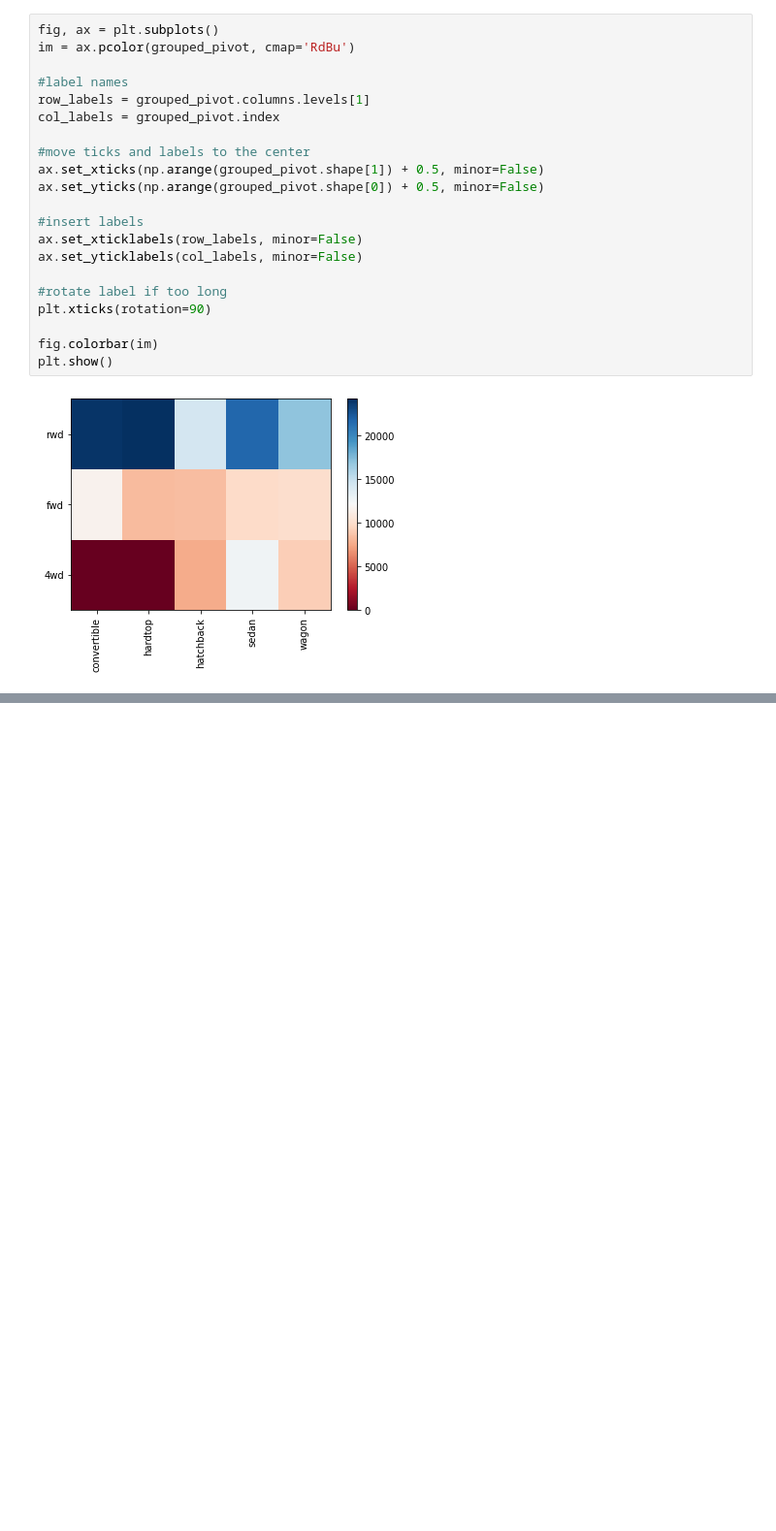
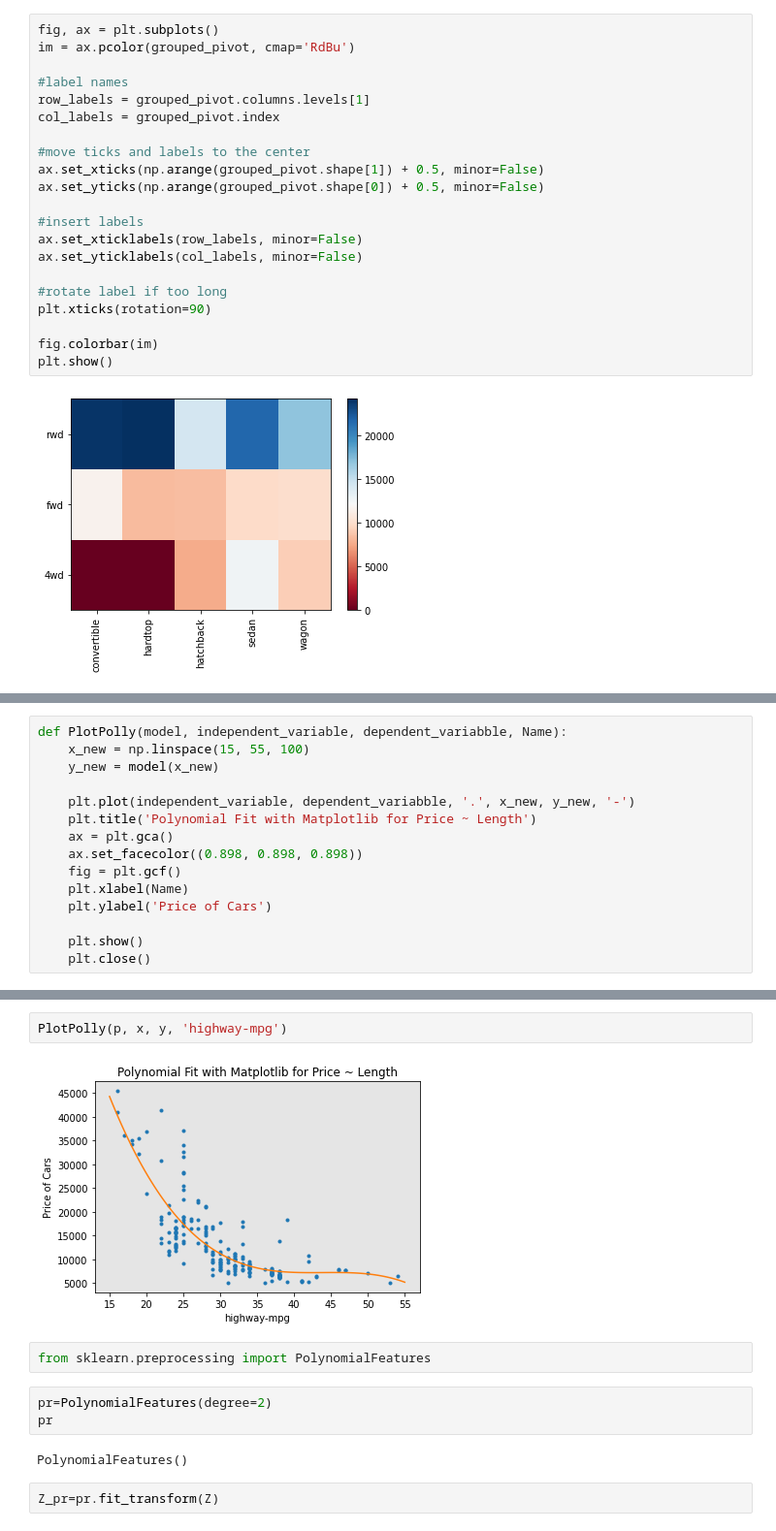
Before and after one commit to nitin-sony/IBM-repo, a Jupyter notebook: predict-price-of-car.ipynb, the cells around one changed output, grey strips where cells are left out. Shown: that part at 97% size. Saved outputs shown, nothing was run; the diff lists cells and outputs as text; blank space fills up the shorter version.

```diff
--- a/predict-price-of-car.ipynb
+++ b/predict-price-of-car.ipynb
@@ -305,0 +561,15 @@ plt.show()
+# %%
+def PlotPolly(model, independent_variable, dependent_variabble, Name):
+    x_new = np.linspace(15, 55, 100)
+    y_new = model(x_new)
+
+    plt.plot(independent_variable, dependent_variabble, '.', x_new, y_new, '-')
+    plt.title('Polynomial Fit with Matplotlib for Price ~ Length')
+    ax = plt.gca()
+    ax.set_facecolor((0.898, 0.898, 0.898))
+    fig = plt.gcf()
+    plt.xlabel(Name)
+    plt.ylabel('Price of Cars')
+
+    plt.show()
+    plt.close()
@@ -305,0 +585,13 @@ plt.show()
+# %%
+PlotPolly(p, x, y, 'highway-mpg')
+# %% [output]
+[figure, added]
+# %%
+from sklearn.preprocessing import PolynomialFeatures
+# %%
+pr=PolynomialFeatures(degree=2)
+pr
+# %% [output]
+PolynomialFeatures()
+# %%
+Z_pr=pr.fit_transform(Z)
```
Also changed, not shown: parts of 77 cells of this notebook.
